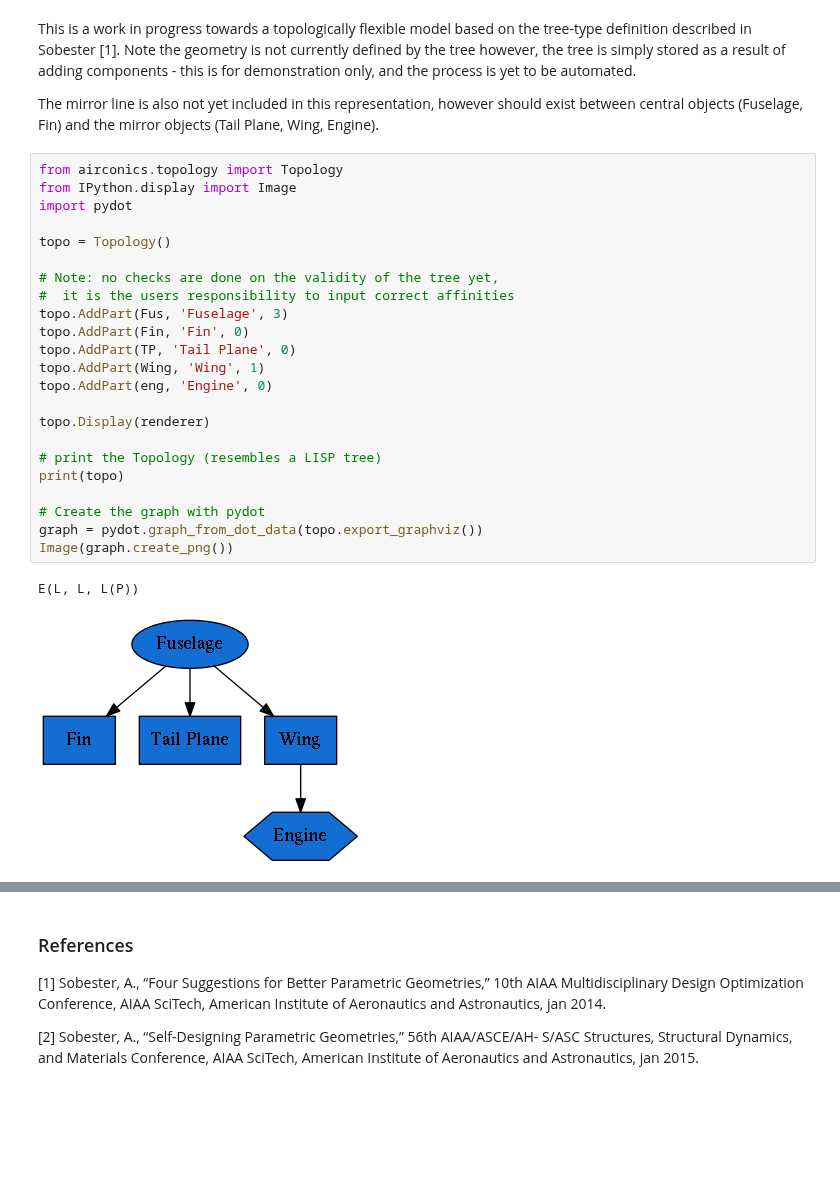
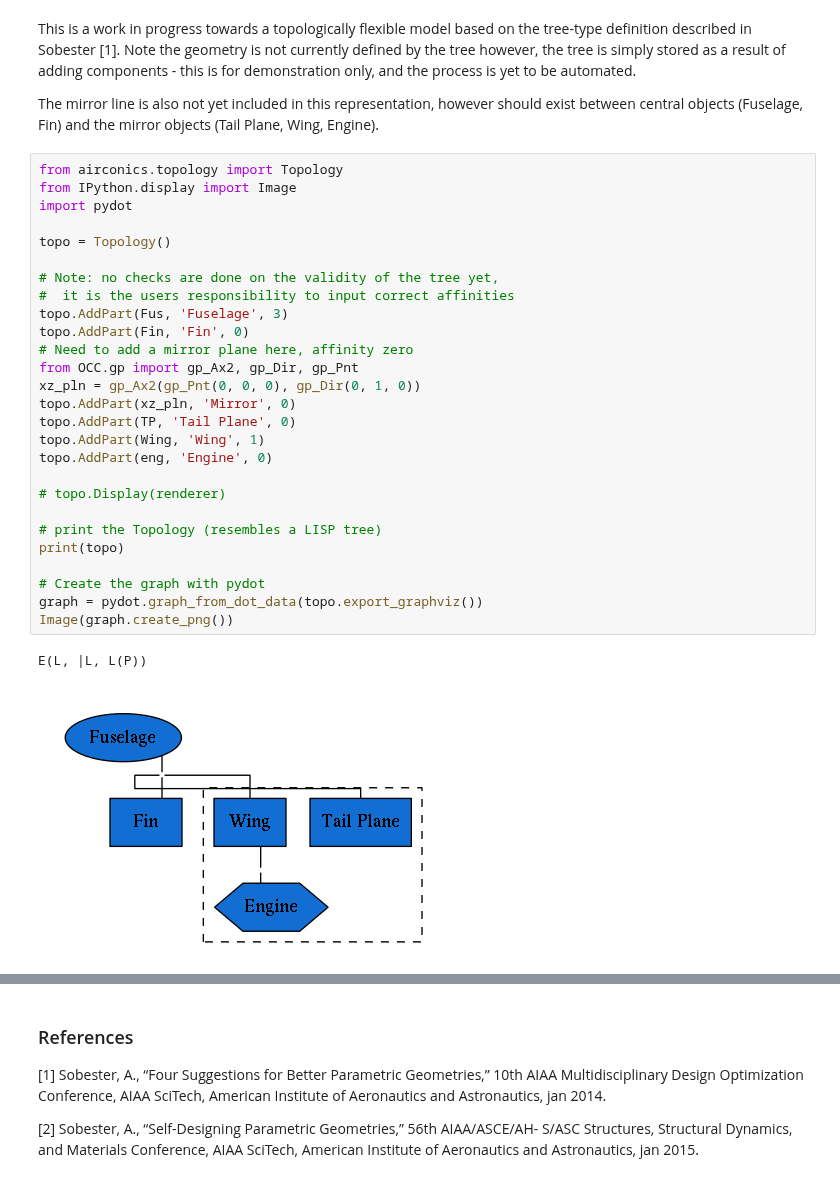
Before and after one commit to p-chambers/occ_airconics, a Jupyter notebook: examples/notebooks/notebook_examples.ipynb, the cells around one changed output, grey strips where cells are left out. Cells and saved outputs as stored; diff of their text form; blank space fills up the shorter version.

```diff
--- a/examples/notebooks/notebook_examples.ipynb
+++ b/examples/notebooks/notebook_examples.ipynb
@@ -287,26 +287,30 @@ The mirror line is also not yet included in this representation, however should
 # %%
 from airconics.topology import Topology
 from IPython.display import Image
 import pydot
 
 topo = Topology()
 
 # Note: no checks are done on the validity of the tree yet,
 #  it is the users responsibility to input correct affinities
 topo.AddPart(Fus, 'Fuselage', 3)
 topo.AddPart(Fin, 'Fin', 0)
+# Need to add a mirror plane here, affinity zero
+from OCC.gp import gp_Ax2, gp_Dir, gp_Pnt
+xz_pln = gp_Ax2(gp_Pnt(0, 0, 0), gp_Dir(0, 1, 0))
+topo.AddPart(xz_pln, 'Mirror', 0)
 topo.AddPart(TP, 'Tail Plane', 0)
 topo.AddPart(Wing, 'Wing', 1)
 topo.AddPart(eng, 'Engine', 0)
 
-topo.Display(renderer)
+# topo.Display(renderer)
 
 # print the Topology (resembles a LISP tree)
 print(topo)
 
 # Create the graph with pydot
 graph = pydot.graph_from_dot_data(topo.export_graphviz())
 Image(graph.create_png())
 # %% [output]
-E(L, L, L(P))
+E(L, |L, L(P))
-[figure, old version]
+[figure, new version]
```
Also changed, not shown: parts of 13 cells of this notebook, 5 other files.
